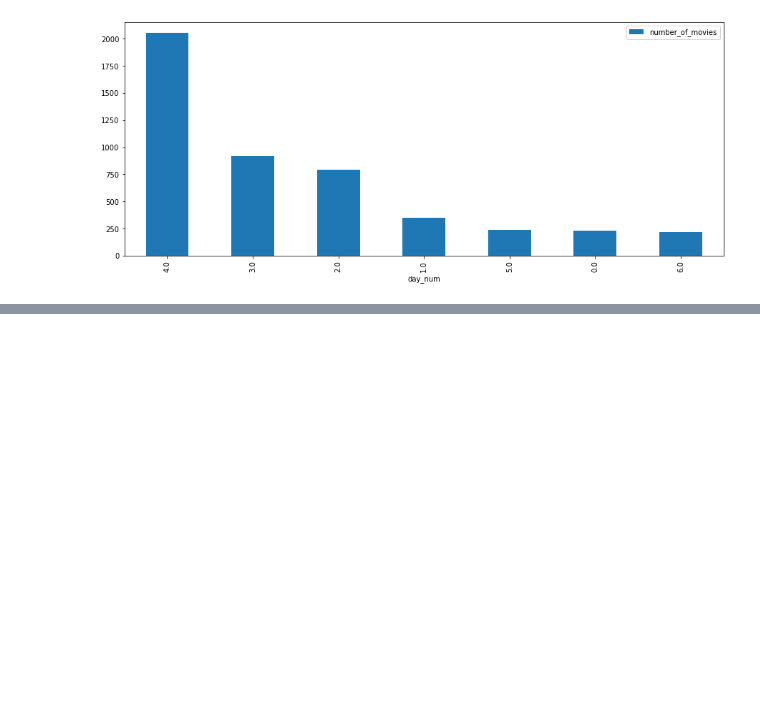
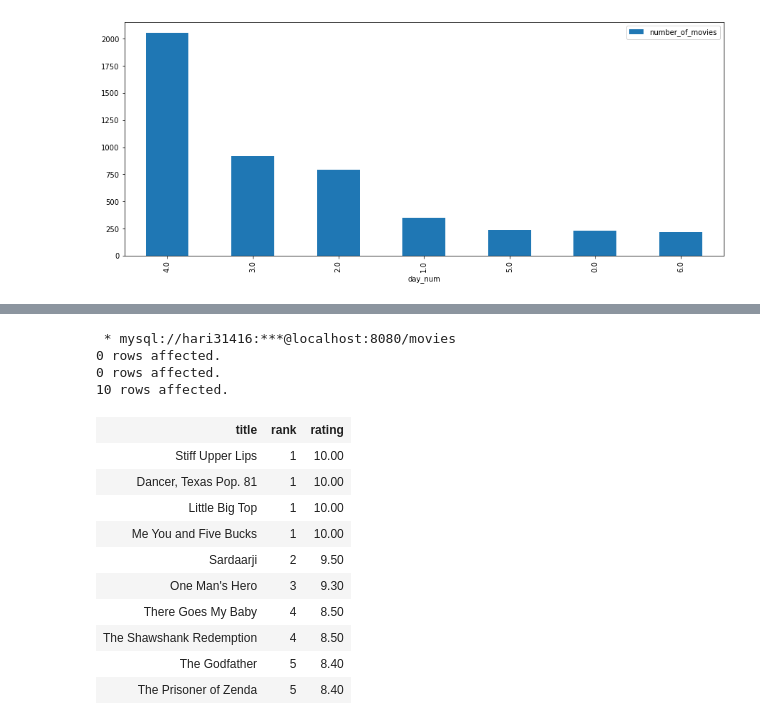
Before and after one commit to Hari31416/Placement, a Jupyter notebook: Notes/SQL/More.ipynb, the cells around one changed output, grey strips where cells are left out. Cells and saved outputs as stored; diff of their text form; code cells hidden in the pictures; blank space fills up the shorter version.

```diff
--- a/Notes/SQL/More.ipynb
+++ b/Notes/SQL/More.ipynb
@@ -119,0 +197,26 @@ df[df["number_of_movies"]>10].plot(x='day_num', y='number_of_movies', kind='bar'
+# %%
+%%sql
+SET @rank = 0;
+SET @rating=0;
+
+SELECT title, if (@rating!=vote_average, @rank:=@rank+1, @rank) as 'rank', @rating:=vote_average as 'rating'
+FROM movie
+ORDER BY vote_average DESC
+
+LIMIT 10;
+# %% [output]
+ * mysql://hari31416:***@localhost:8080/movies
+0 rows affected.
+0 rows affected.
+10 rows affected.
+| title | rank | rating |
+| Stiff Upper Lips | 1 | 10.00 |
+| Dancer, Texas Pop. 81 | 1 | 10.00 |
+| Little Big Top | 1 | 10.00 |
+| Me You and Five Bucks | 1 | 10.00 |
+| Sardaarji | 2 | 9.50 |
+| One Man's Hero | 3 | 9.30 |
+| There Goes My Baby | 4 | 8.50 |
+| The Shawshank Redemption | 4 | 8.50 |
+| The Godfather | 5 | 8.40 |
+| The Prisoner of Zenda | 5 | 8.40 |
```
Also changed, not shown: parts of 34 cells of this notebook, 4 other files.
